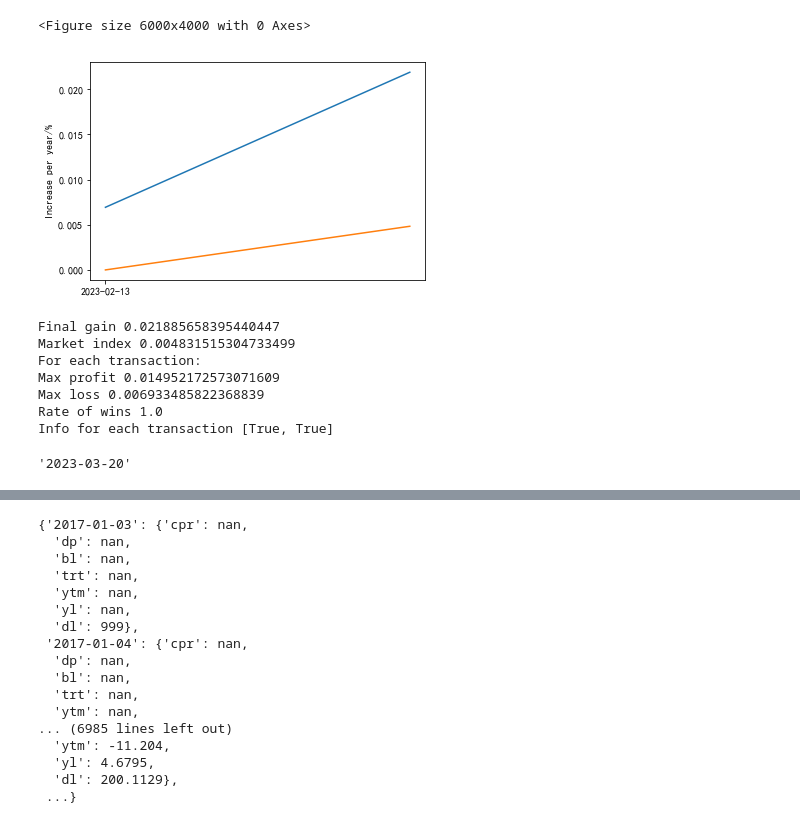
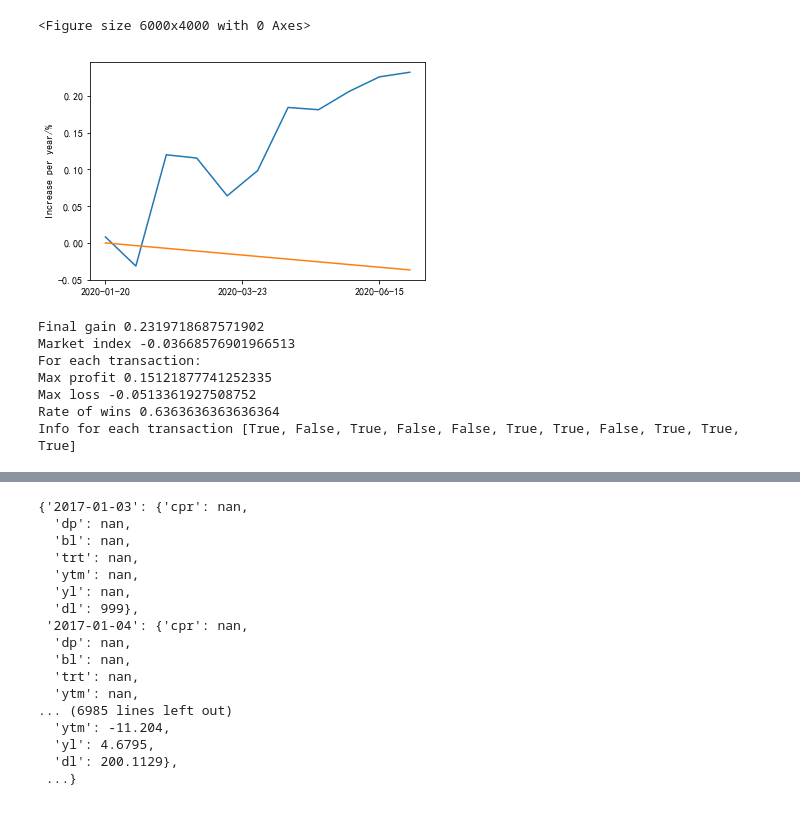
Before and after one commit to yts798/Convertible-Bond-Database, a Jupyter notebook: strategy/strategy.ipynb, the cells around one changed output, grey strips where cells are left out. Saved outputs shown, nothing was run; the diff lists cells and outputs as text; code cells hidden in the pictures.

```diff
--- a/strategy/strategy.ipynb
+++ b/strategy/strategy.ipynb
@@ -124,6 +124,19 @@ def all_profit(DTBS, days, ct, sel_ct, sel_dl, sel_num, sel_cd1, sel_nm1, sel_lo
 
             if sel_cd1 == 1:
                 curr_dl_codes = select_condition(TS, curr_dl_codes, days[i], sel_nm1, sel_low1, sel_high1)
+                if len(curr_dl_codes) == 0:
+                    print("Nothing Satisfies!", sel_nm1)
+
+#             if sel_cd2 == 1:
+#                 curr_dl_codes = select_condition(TS, curr_dl_codes, days[i], sel_nm2, sel_low2, sel_high2)
+#                 if len(curr_dl_codes) == 0:
+#                     print("Nothing Satisfies!", sel_nm2)
+
+#             if sel_cd3 == 1:
+#                 curr_dl_codes = select_condition(TS, curr_dl_codes, days[i], sel_nm3, sel_low3, sel_high3)
+#                 if len(curr_dl_codes) == 0:
+#                     print("Nothing Satisfies!", sel_nm3)
+
             if sel_dl == 1:
                 curr_dl_codes = retrieve_low_nodes(TS, curr_dl_codes, days, i, sel_num)
 #         print(len(curr_dl_codes))
@@ -184,3 +197,12 @@ a2023 = sel_dts(DTBS['D'],'2023-01-01','2023-3-22','mon')
 a2020 = sel_dts(DTBS['D'],'2020-01-01','2020-12-31','mon')
 a2022 = sel_dts(DTBS['D'],'2022-01-01','2022-12-31','mon')
 a2021 = sel_dts(DTBS['D'],'2021-01-01','2021-12-31','mon')
+
+def leap(ori, gap):
+    new = []
+    for i in range(len(ori)):
+        if i % gap == 0:
+            new.append(ori[i])
+    return new
+
+leap(f2020,1)
@@ -203,37 +443,18 @@ leap(f2020,1)
 # %%
 ap = []
 aw = []
-# %%
-start(DTBS, leap(a2023,4), [], 0, 1, 5, 1, 'trt', 2, 10)
-# %% [output]
-<Figure size 6000x4000 with 0 Axes>
-[figure, removed]
-Final gain 0.021885658395440447
-Market index 0.004831515304733499
-For each transaction:
-Max profit 0.014952172573071609
-Max loss 0.006933485822368839
-Rate of wins 1.0
-Info for each transaction [True, True]
-# %%
-def plot_str(days, profit,tick_spacing = 4.5, market = DTBS['C']):
-    plt.figure(dpi = 1000)
-
-    fig, ax = plt.subplots(1,1)
-    plt.plot(days[1:], profit)
-    # ewi
-    i_x = [days[1], days[-1]]
-#     print(market['zi'][days[-1]], market['zi'][days[0]])
-
-    market_gain = (market['zi'][days[-1]]-market['zi'][days[0]])/(market['zi'][days[0]])
-    i_y = [0, market_gain]
-    plt.plot(i_x, i_y)
-
-    ax.xaxis.set_major_locator(ticker.MultipleLocator(tick_spacing))
-    plt.ylabel('Increase per year/%')
-    plt.show()
-
-    print("Final gain", profit[-1])
-    print("Market index", market_gain)
-# %% [output]
-'2023-03-20'
+# %%
+times = f2020
+tt = '2020上半年行业+换手+双低1策略'
+idts = ['农林牧渔(2021)', '基础化工(2021)', '美容护理(2021)', '通信(2021)', '非银金融(2021)', '电力设备(2021)', '汽车(2021)', '电子(2021)']
+start(DTBS, leap(times, 2), idts, 1, 1, 1, 1, 'trt', 2, 10)
+# %% [output]
+<Figure size 6000x4000 with 0 Axes>
+[figure, added]
+Final gain 0.2319718687571902
+Market index -0.03668576901966513
+For each transaction:
+Max profit 0.15121877741252335
+Max loss -0.0513361927508752
+Rate of wins 0.6363636363636364
+Info for each transaction [True, False, True, False, False, True, True, False, True, True, True]
```
Also changed, not shown: parts of 15 cells of this notebook, 7 other files.
